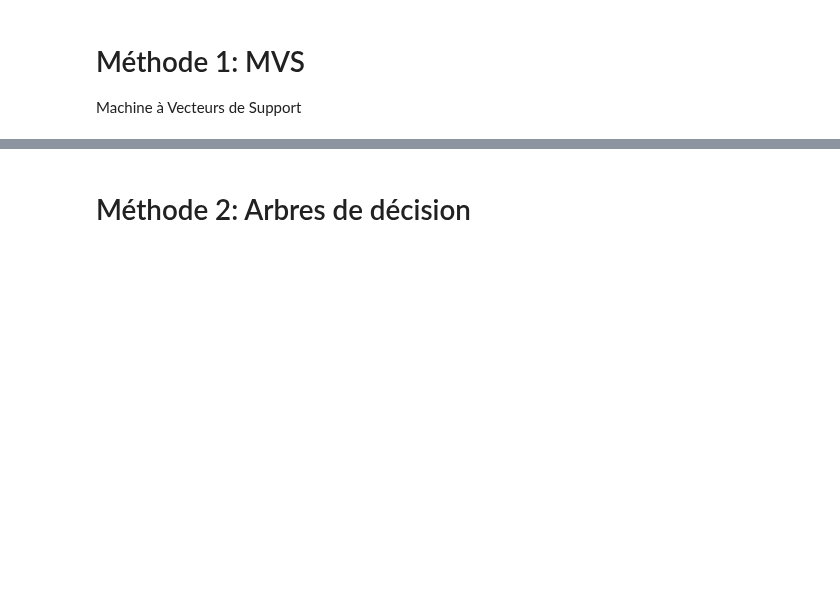
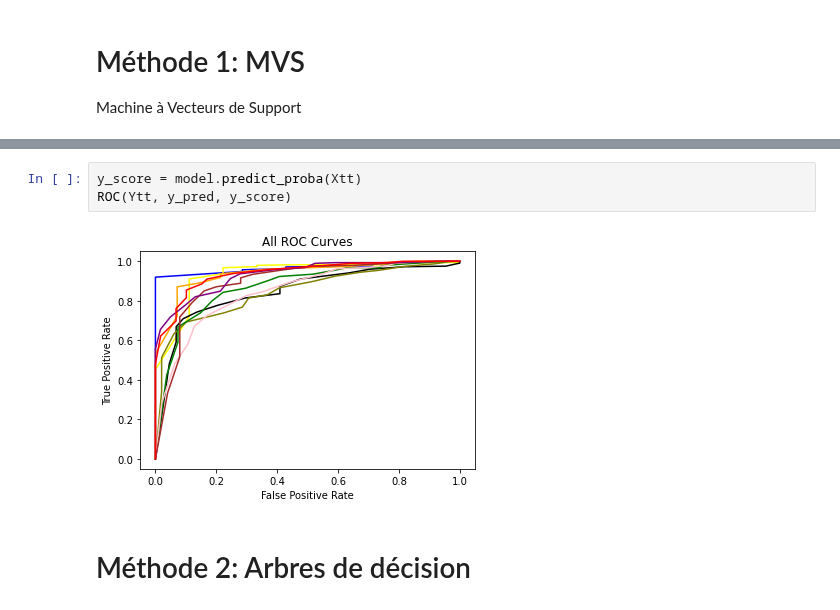
Before and after one commit to IliesChibane/TP-IARN, a Jupyter notebook: TP1/TP_1_Mesures_de_performance.ipynb, the cells around one changed output, grey strips where cells are left out. Cells and saved outputs as stored; diff of their text form; blank space fills up the shorter version.

```diff
--- a/TP1/TP_1_Mesures_de_performance.ipynb
+++ b/TP1/TP_1_Mesures_de_performance.ipynb
@@ -337,3 +344,8 @@ Specificty mean =  0.989627166330135
+# %%
+y_score = model.predict_proba(Xtt)
+ROC(Ytt, y_pred, y_score)
+# %% [output]
+[figure, added]
 # %% [markdown]
 # Méthode 2: Arbres de décision
 # %%
```
Also changed, not shown: parts of 22 cells of this notebook.
